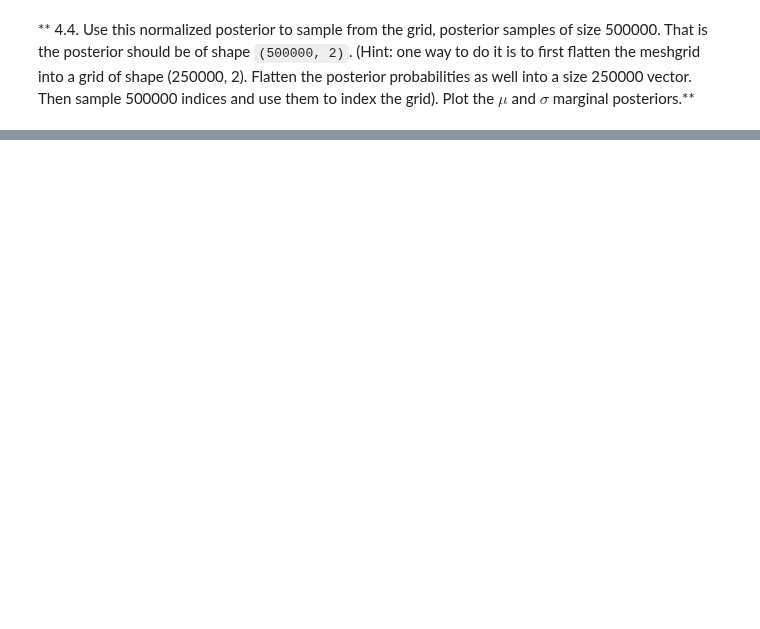
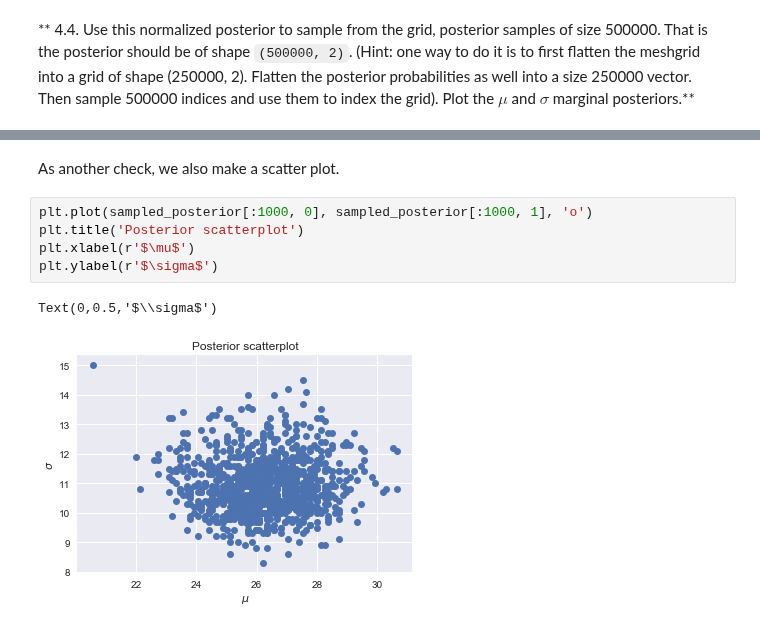
Before and after one commit to NOllAl/AM207HW, a Jupyter notebook: hw4/AM207_HW4.ipynb, the cells around one changed output, grey strips where cells are left out. Saved outputs shown, nothing was run; the diff lists cells and outputs as text; blank space fills up the shorter version.

```diff
--- a/hw4/AM207_HW4.ipynb
+++ b/hw4/AM207_HW4.ipynb
@@ -521,0 +502,10 @@ sampled_js
+# %% [markdown]
+As another check, we also make a scatter plot.
+# %%
+plt.plot(sampled_posterior[:1000, 0], sampled_posterior[:1000, 1], 'o')
+plt.title('Posterior scatterplot')
+plt.xlabel(r'$\mu$')
+plt.ylabel(r'$\sigma$')
+# %% [output]
+Text(0,0.5,'$\\sigma$')
+[figure, added]
```
Also changed, not shown: parts of 10 cells of this notebook.
